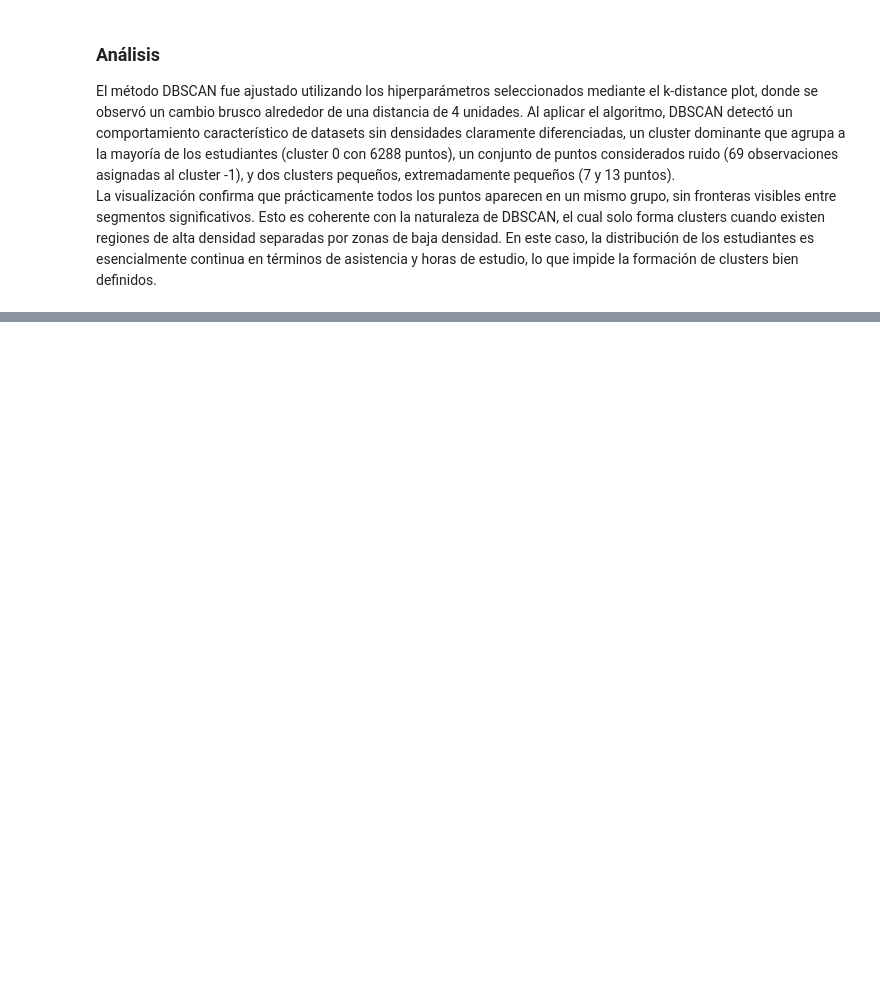
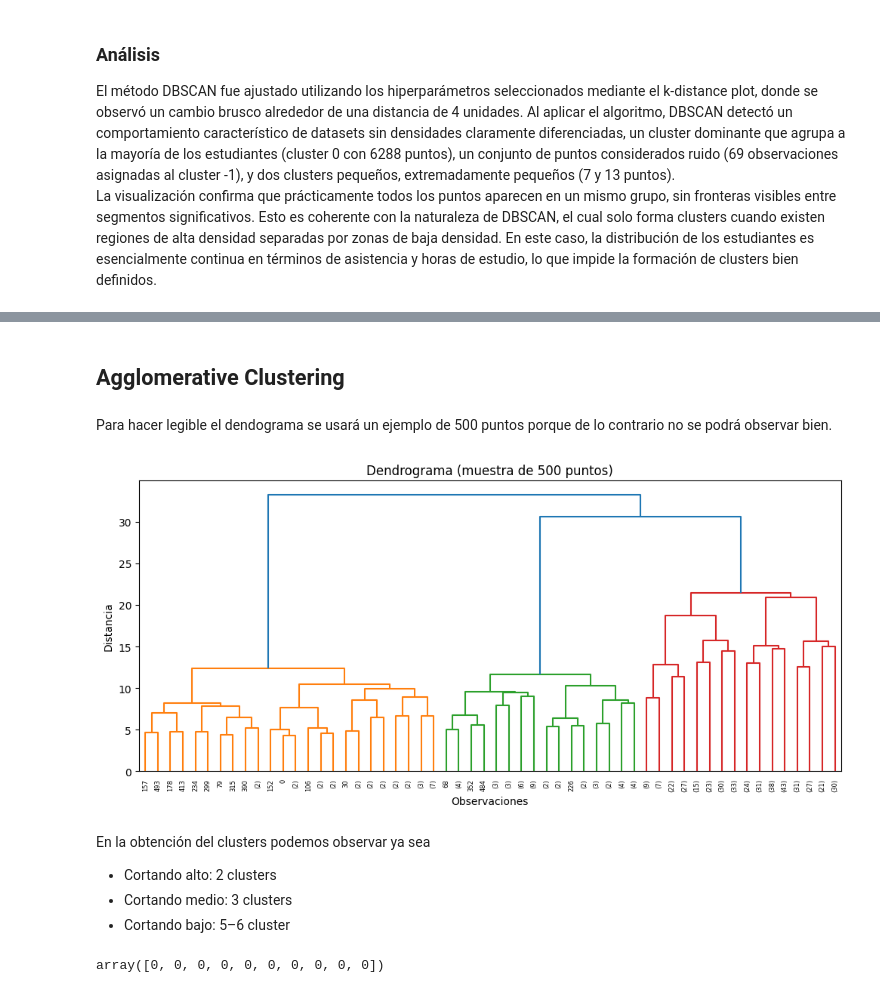
Before and after one commit to JeiGeek/ia1-LosPandas-prediccion_rendimiento_estudiantil, a Jupyter notebook: 03_Unsupervised_learning.ipynb, the cells around one changed output, grey strips where cells are left out. Cells and saved outputs as stored; diff of their text form; code cells hidden in the pictures; blank space fills up the shorter version.

```diff
--- a/03_Unsupervised_learning.ipynb
+++ b/03_Unsupervised_learning.ipynb
@@ -1240,0 +661,41 @@ plt.show()
+# %% [markdown]
+## **Agglomerative Clustering**
+# %% [markdown]
+Para hacer legible el dendograma se usará un ejemplo de 500 puntos porque de lo contrario no se podrá observar bien.
+# %%
+# @title Visualización del dendrograma
+
+# Tomar una muestra aleatoria de 500 puntos
+np.random.seed(42)
+sample_indices = np.random.choice(len(X_scaled_df), size=500, replace=False)
+X_sample = X_scaled_df.iloc[sample_indices]
+
+# Matriz de linkage: ward
+Z = linkage(X_sample, method='ward')
+
+# Gráfica del dendrograma
+plt.figure(figsize=(12, 5))
+dendrogram(Z, truncate_mode='level', p=5)
+plt.title("Dendrograma (muestra de 500 puntos)")
+plt.xlabel("Observaciones")
+plt.ylabel("Distancia")
+plt.show()
+# %% [output]
+[figure, added]
+# %% [markdown]
+En la obtención del clusters podemos observar ya sea
+* Cortando alto: 2 clusters
+* Cortando medio: 3 clusters
+* Cortando bajo: 5–6 cluster
+# %%
+# @title Ajustar con 3 clusters
+agg = AgglomerativeClustering(
+    n_clusters=3,
+    linkage='ward' # Minimiza la varianza dentro del cluster
+)
+
+agg_labels = agg.fit_predict(X_scaled_df)
+
+agg_labels[:10]
+# %% [output]
+array([0, 0, 0, 0, 0, 0, 0, 0, 0, 0])
```
Also changed, not shown: parts of 36 cells of this notebook.
